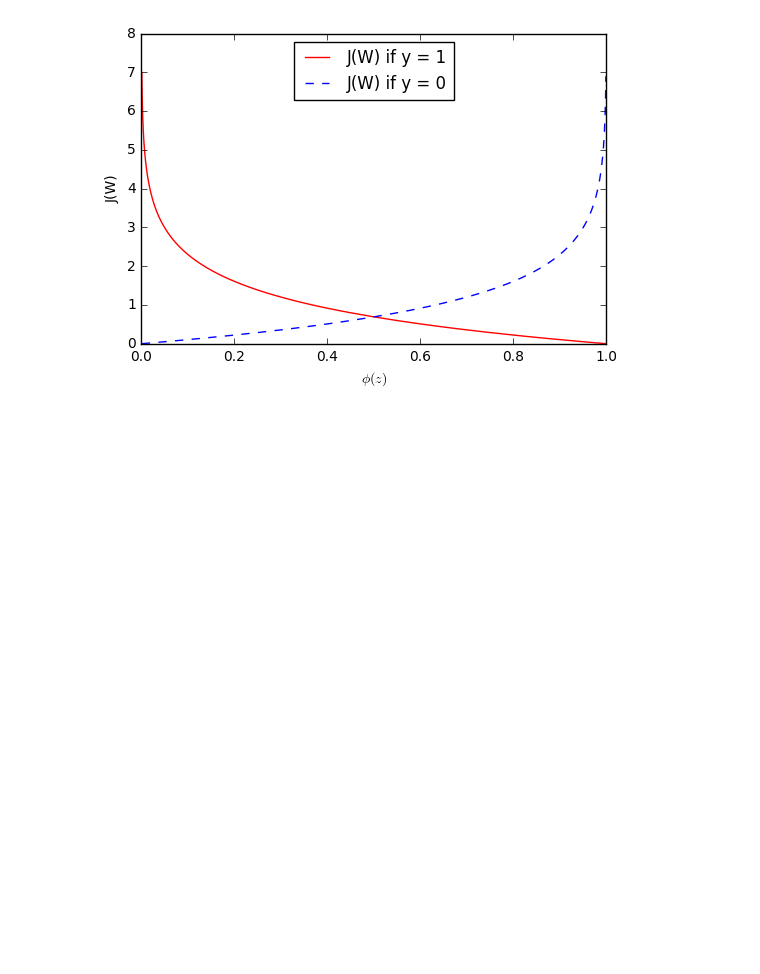
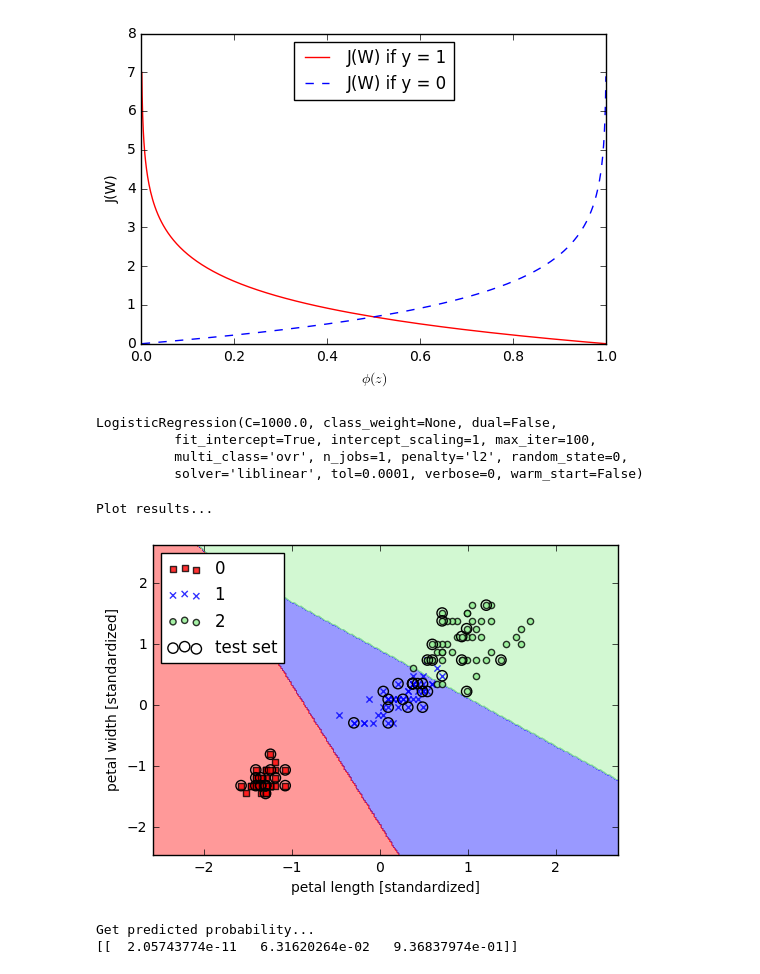
Before and after one commit to andymememe/Python-ML, a Jupyter notebook: Ch3/Scikit-LogisticRegression-Demo.ipynb, the cells around one changed output. Drawn from its saved outputs; the diff is of its cells as text; code cells hidden in the pictures; blank space fills up the shorter version.

Commit message:
Finished Logistic Regression & Regularization

```diff
--- a/Ch3/Scikit-LogisticRegression-Demo.ipynb
+++ b/Ch3/Scikit-LogisticRegression-Demo.ipynb
@@ -95,0 +139,45 @@ Plot cost function...
+# %%
+# Get training & test data
+"""
+Settings:
+30 % for test, 70 % for training
+"""
+X_train, X_test, y_train, y_test = train_test_split(X, y,
+                                                    test_size=0.3,
+                                                    random_state=0)
+# %%
+# Standarized
+sc = StandardScaler()
+sc.fit(X_train)  # Compute the mean and std to be used for later scaling
+X_train_std = sc.transform(X_train)  # Standarized X_train
+X_test_std = sc.transform(X_test)  # Standarized X_test
+# %%
+# Logistic regression
+lr = LogisticRegression(C=1000.0, random_state=0)
+lr.fit(X_train_std, y_train)
+# %% [output]
+LogisticRegression(C=1000.0, class_weight=None, dual=False,
+          fit_intercept=True, intercept_scaling=1, max_iter=100,
+          multi_class='ovr', n_jobs=1, penalty='l2', random_state=0,
+          solver='liblinear', tol=0.0001, verbose=0, warm_start=False)
+# %%
+# Plot results
+print('Plot results...')
+X_combined_std = np.vstack((X_train_std, X_test_std))
+y_combined = np.hstack((y_train, y_test))
+Plot.plot_decision_regions(X=X_combined_std, y=y_combined,
+                           classifier=lr, test_idx=range(105, 150))
+plt.xlabel('petal length [standardized]')
+plt.ylabel('petal width [standardized]')
+plt.legend(loc='upper left')
+plt.show()
+# %% [output]
+Plot results...
+[figure, added]
+# %%
+# Get predicted probability
+print('Get predicted probability...')
+print(lr.predict_proba(X_test_std[0, :].reshape(1, -1)))
+# %% [output]
+Get predicted probability...
+[[  2.05743774e-11   6.31620264e-02   9.36837974e-01]]
```
Also changed, not shown: parts of 3 cells of this notebook, 4 other files.
